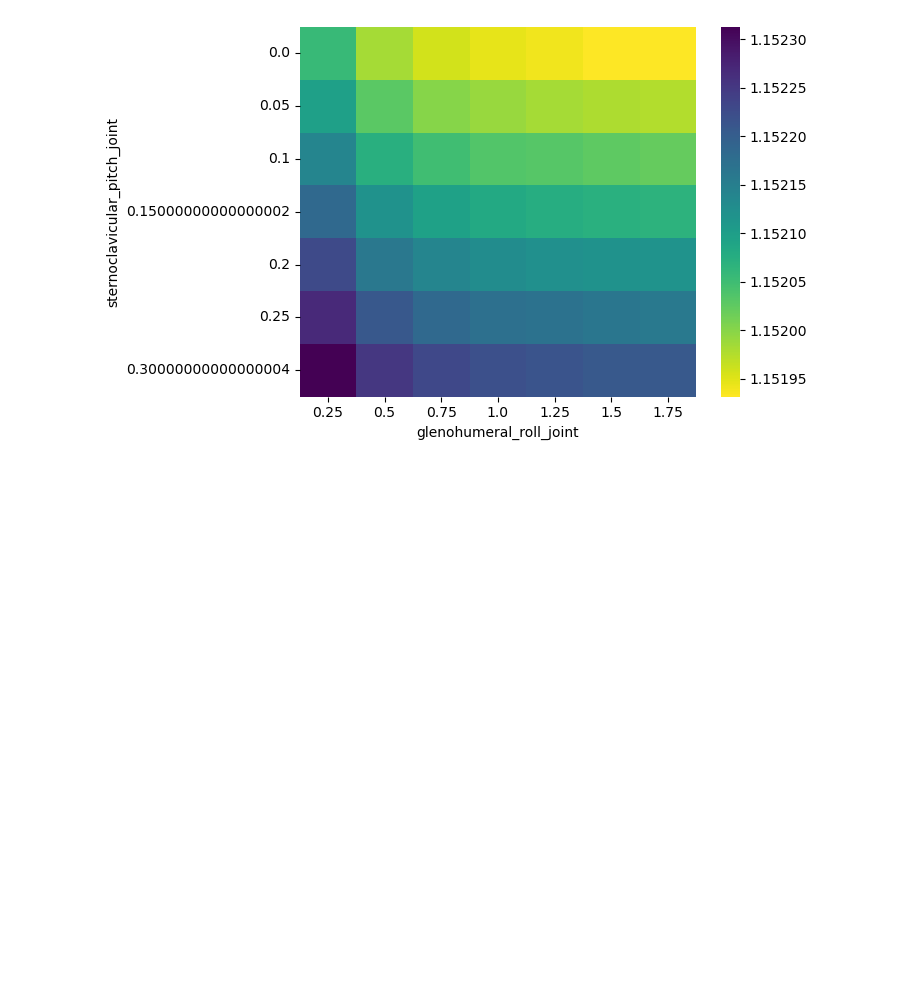
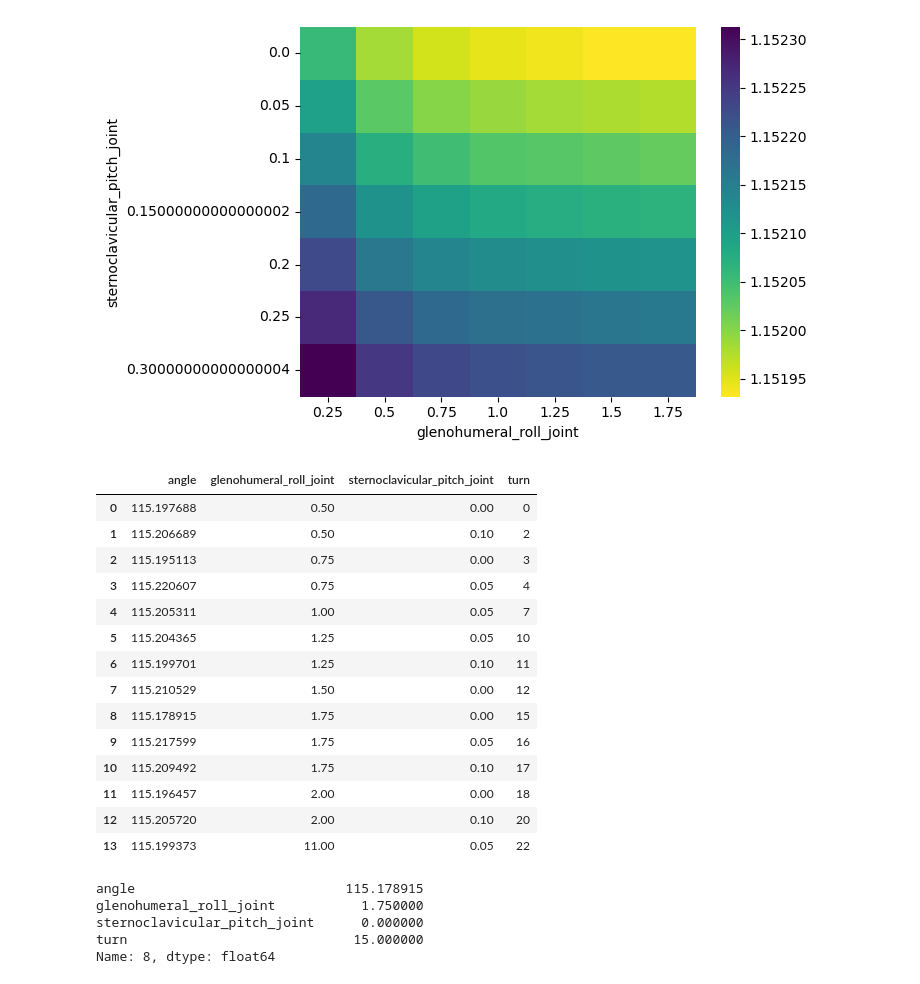
Before and after one commit to bj1110/Masterarbeit, a Jupyter notebook: eval/gridsearch_eval.ipynb, the cells around one changed output. Cells and saved outputs as stored; diff of their text form; code cells hidden in the pictures; blank space fills up the shorter version.

```diff
--- a/eval/gridsearch_eval.ipynb
+++ b/eval/gridsearch_eval.ipynb
@@ -196,3 +201,30 @@ sns.heatmap(pivot, cmap="viridis_r")
 # %% [output]
 <AxesSubplot: xlabel='glenohumeral_roll_joint', ylabel='sternoclavicular_pitch_joint'>
 [figure]
+# %%
+data3
+# %% [output]
+|  | angle | glenohumeral_roll_joint | sternoclavicular_pitch_joint | turn |
+| 0 | 115.197688 | 0.50 | 0.00 | 0 |
+| 1 | 115.206689 | 0.50 | 0.10 | 2 |
+| 2 | 115.195113 | 0.75 | 0.00 | 3 |
+| 3 | 115.220607 | 0.75 | 0.05 | 4 |
+| 4 | 115.205311 | 1.00 | 0.05 | 7 |
+| 5 | 115.204365 | 1.25 | 0.05 | 10 |
+| 6 | 115.199701 | 1.25 | 0.10 | 11 |
+| 7 | 115.210529 | 1.50 | 0.00 | 12 |
+| 8 | 115.178915 | 1.75 | 0.00 | 15 |
+| 9 | 115.217599 | 1.75 | 0.05 | 16 |
+| 10 | 115.209492 | 1.75 | 0.10 | 17 |
+| 11 | 115.196457 | 2.00 | 0.00 | 18 |
+| 12 | 115.205720 | 2.00 | 0.10 | 20 |
+| 13 | 115.199373 | 11.00 | 0.05 | 22 |
+# %%
+best_data3 = data3.loc[data3["angle"].idxmin()]
+best_data3
+# %% [output]
+angle                           115.178915
+glenohumeral_roll_joint           1.750000
+sternoclavicular_pitch_joint      0.000000
+turn                             15.000000
+Name: 8, dtype: float64
```
Also changed, not shown: parts of 15 cells of this notebook, 3 other files.
